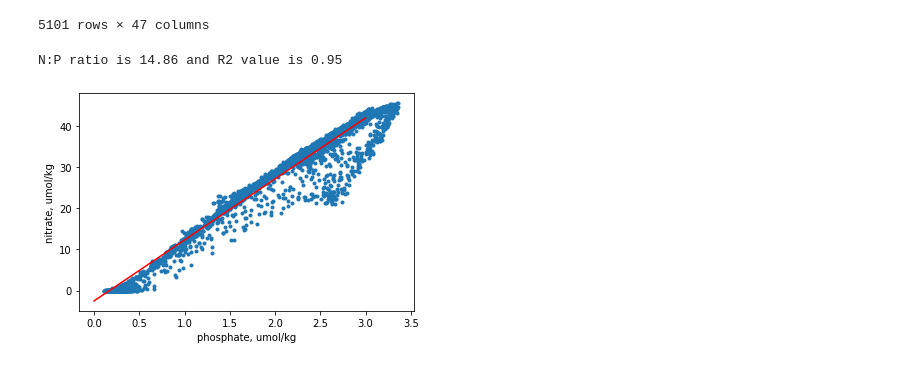
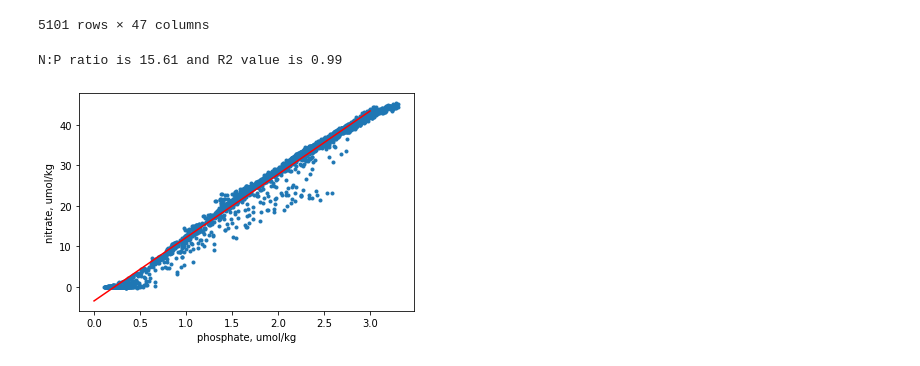
Before and after one commit to takaito1/easX305, a Jupyter notebook: week10_Redfield_Ratio.ipynb, the cells around one changed output. Saved outputs shown, nothing was run; the diff lists cells and outputs as text; code cells hidden in the pictures.

```diff
--- a/week10_Redfield_Ratio.ipynb
+++ b/week10_Redfield_Ratio.ipynb
@@ -47,10 +47,11 @@ st=gsw.sigma0(sa,ct)
 # now load N and P
 no3=df['NITRAT'][1:-1].astype(float)
 po4=df['PHSPHT'][1:-1].astype(float)
+o2=df['OXYGEN'][1:-1].astype(float)
 nflg=df['NITRAT_FLAG_W'][1:-1].astype(int)
 pflg=df['PHSPHT_FLAG_W'][1:-1].astype(int)
 # %%
-ind=(nflg==2)&(pflg==2)
+ind=(nflg==2)&(pflg==2)&(o2>20) # include only oxic water
 x=po4[ind]
 y=no3[ind]
 
@@ -64,14 +65,14 @@ r2=c[0,1]**2/c[0,0]/c[1,1]
 # %%
 # expand the regression line
 x0=np.linspace(0,3,30)
 y0=a*x0+b
 
 # plot the result
-plt.plot(po4[ind],no3[ind],'.')
+plt.plot(x,y,'.')
 plt.plot(x0,y0,'r-')
 plt.xlabel('phosphate, umol/kg')
 plt.ylabel('nitrate, umol/kg')
 print('N:P ratio is '+str(a.round(2))+' and R2 value is '+str(r2.round(2)))
 # %% [output]
-N:P ratio is 14.86 and R2 value is 0.95
+N:P ratio is 15.61 and R2 value is 0.99
-[figure, old version]
+[figure, new version]
```
